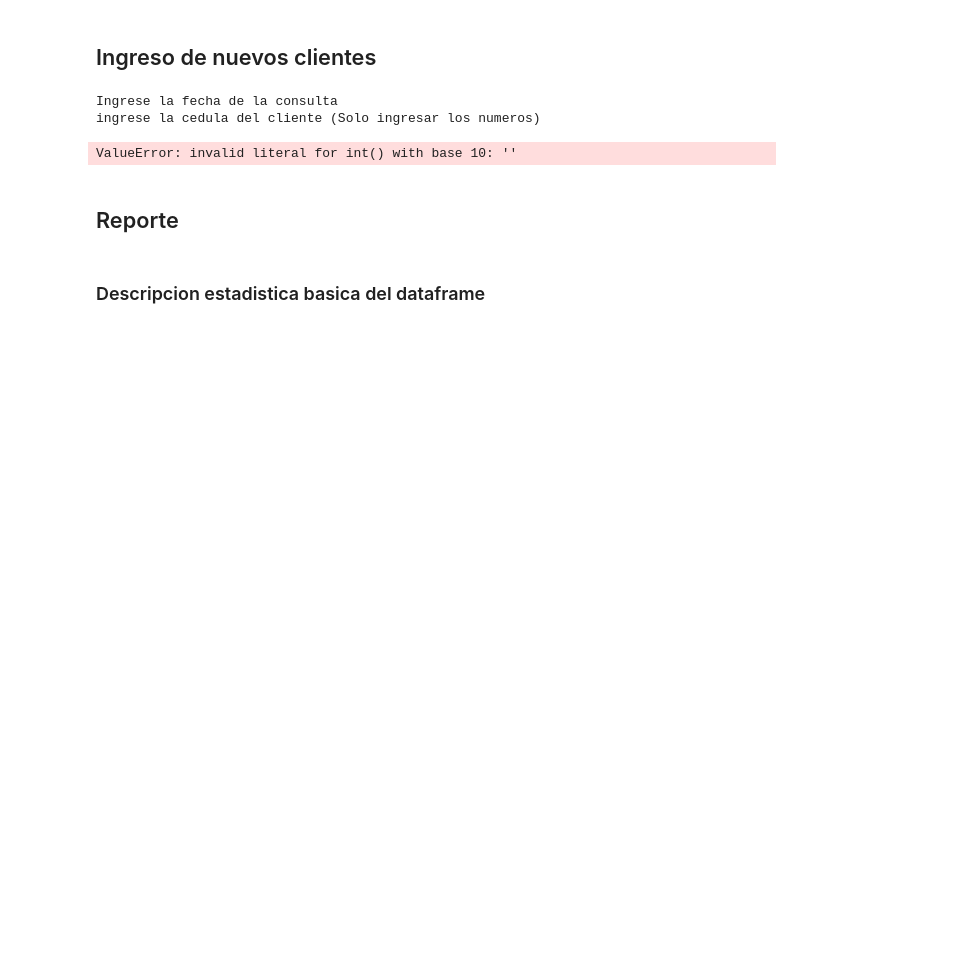
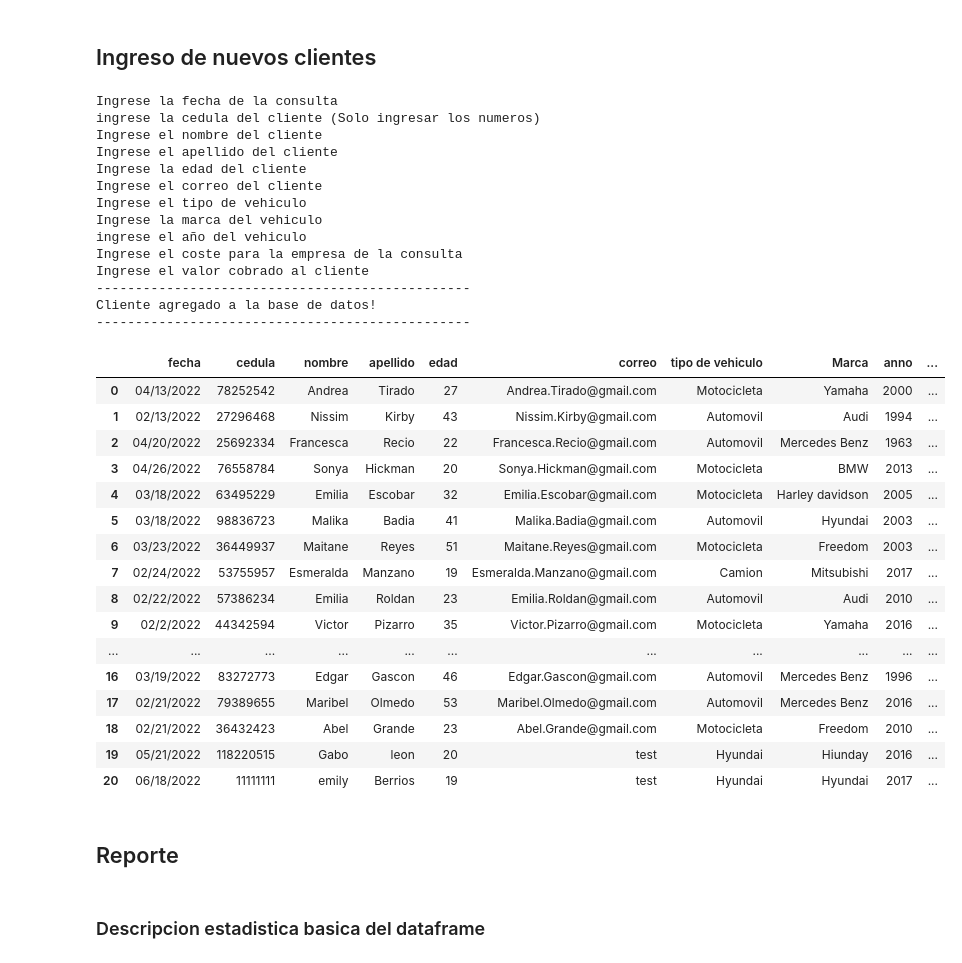
Before and after one commit to Gaboelc/intro-a-python, a Jupyter notebook: proyecto final/reporte.ipynb, the cells around one changed output. Drawn from its saved outputs; the diff is of its cells as text; code cells hidden in the pictures; blank space fills up the shorter version.

Commit message:
Proyecto final terminado!

```diff
--- a/proyecto final/reporte.ipynb
+++ b/proyecto final/reporte.ipynb
@@ -45,35 +44,68 @@ print("ingrese la cedula del cliente (Solo ingresar los numeros)")
 cedula = int(input())
 print("Ingrese el nombre del cliente")
 nombre = str(input())
 print("Ingrese el apellido del cliente")
 apellido = str(input())
 print("Ingrese la edad del cliente")
 edad = int(input())
 print("Ingrese el correo del cliente")
 correo = str(input())
 print("Ingrese el tipo de vehiculo")
 vehiculo = str(input())
 print("Ingrese la marca del vehiculo")
 marca = str(input())
 print("ingrese el año del vehiculo")
 anno = int(input())
 print("Ingrese el coste para la empresa de la consulta")
 coste_empresa = int(input())
 print("Ingrese el valor cobrado al cliente")
 coste_cliente = int(input())
 
 remuneracion = coste_cliente-coste_empresa
 
 df = df.append({'fecha':fecha, 'cedula':cedula, 'nombre':nombre, 'apellido': apellido,
                 'edad':edad, 'correo':correo, 'tipo de vehiculo': vehiculo,'Marca':marca,
-                'anno':anno, 'Coste del servicio':coste_empresa, 'cantidad cobrada al cliente':coste_cliente,
+                'anno':anno, 'Coste del servicio':coste_empresa, 'Cantidad cobrada al cliente':coste_cliente,
                 'Remuneracion total':remuneracion}, ignore_index=True)
 
+df.to_csv('proyecto final\data\clientes.csv', index=False)
+df.to_excel('proyecto final\data\clientes.xlsx')
+print('------------------------------------------------')
+print('Cliente agregado a la base de datos!')
+print('------------------------------------------------')
 df
 # %% [output]
 Ingrese la fecha de la consulta
 ingrese la cedula del cliente (Solo ingresar los numeros)
+Ingrese el nombre del cliente
+Ingrese el apellido del cliente
+Ingrese la edad del cliente
+Ingrese el correo del cliente
+Ingrese el tipo de vehiculo
+Ingrese la marca del vehiculo
+ingrese el año del vehiculo
+Ingrese el coste para la empresa de la consulta
+Ingrese el valor cobrado al cliente
+------------------------------------------------
+Cliente agregado a la base de datos!
+------------------------------------------------
-ValueError: invalid literal for int() with base 10: ''
+|  | fecha | cedula | nombre | apellido | edad | correo | tipo de vehiculo | Marca | anno | ... |
+| 0 | 04/13/2022 | 78252542 | Andrea | Tirado | 27 | Andrea.Tirado@gmail.com | Motocicleta | Yamaha | 2000 | ... |
+| 1 | 02/13/2022 | 27296468 | Nissim | Kirby | 43 | Nissim.Kirby@gmail.com | Automovil | Audi | 1994 | ... |
+| 2 | 04/20/2022 | 25692334 | Francesca | Recio | 22 | Francesca.Recio@gmail.com | Automovil | Mercedes Benz | 1963 | ... |
+| 3 | 04/26/2022 | 76558784 | Sonya | Hickman | 20 | Sonya.Hickman@gmail.com | Motocicleta | BMW | 2013 | ... |
+| 4 | 03/18/2022 | 63495229 | Emilia | Escobar | 32 | Emilia.Escobar@gmail.com | Motocicleta | Harley davidson | 2005 | ... |
+| 5 | 03/18/2022 | 98836723 | Malika | Badia | 41 | Malika.Badia@gmail.com | Automovil | Hyundai | 2003 | ... |
+| 6 | 03/23/2022 | 36449937 | Maitane | Reyes | 51 | Maitane.Reyes@gmail.com | Motocicleta | Freedom | 2003 | ... |
+| 7 | 02/24/2022 | 53755957 | Esmeralda | Manzano | 19 | Esmeralda.Manzano@gmail.com | Camion | Mitsubishi | 2017 | ... |
+| 8 | 02/22/2022 | 57386234 | Emilia | Roldan | 23 | Emilia.Roldan@gmail.com | Automovil | Audi | 2010 | ... |
+| 9 | 02/2/2022 | 44342594 | Victor | Pizarro | 35 | Victor.Pizarro@gmail.com | Motocicleta | Yamaha | 2016 | ... |
+| ... | ... | ... | ... | ... | ... | ... | ... | ... | ... | ... |
+| 16 | 03/19/2022 | 83272773 | Edgar | Gascon | 46 | Edgar.Gascon@gmail.com | Automovil | Mercedes Benz | 1996 | ... |
+| 17 | 02/21/2022 | 79389655 | Maribel | Olmedo | 53 | Maribel.Olmedo@gmail.com | Automovil | Mercedes Benz | 2016 | ... |
+| 18 | 02/21/2022 | 36432423 | Abel | Grande | 23 | Abel.Grande@gmail.com | Motocicleta | Freedom | 2010 | ... |
+| 19 | 05/21/2022 | 118220515 | Gabo | leon | 20 | test | Hyundai | Hiunday | 2016 | ... |
+| 20 | 06/18/2022 | 11111111 | emily | Berrios | 19 | test | Hyundai | Hyundai | 2017 | ... |
 # %% [markdown]
 ## Reporte
 # %% [markdown]
```
Also changed, not shown: parts of 5 cells of this notebook, 5 other files.
